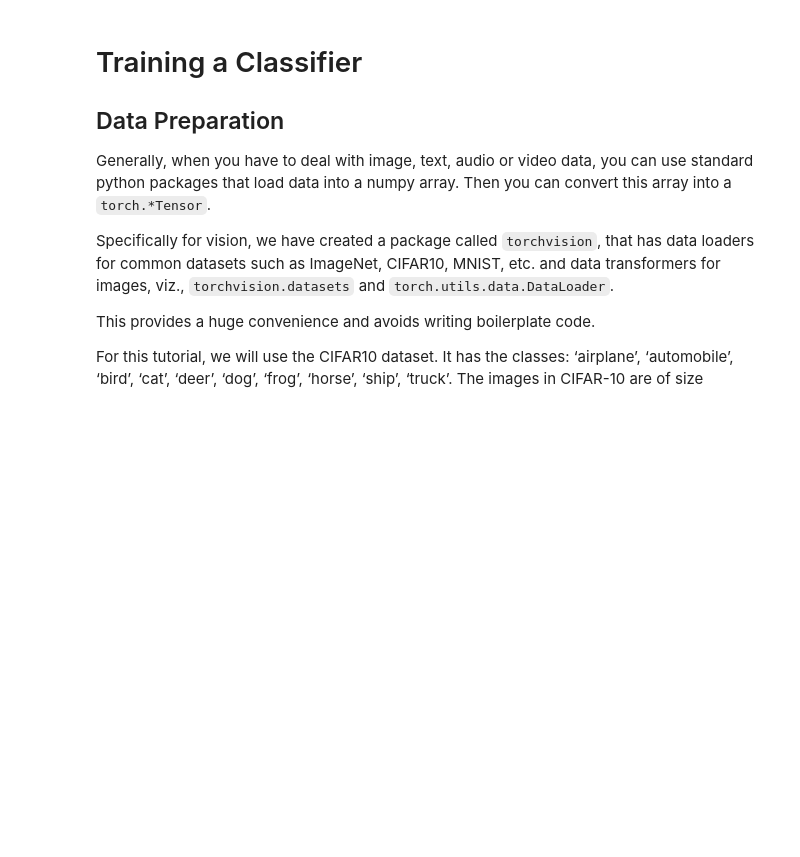
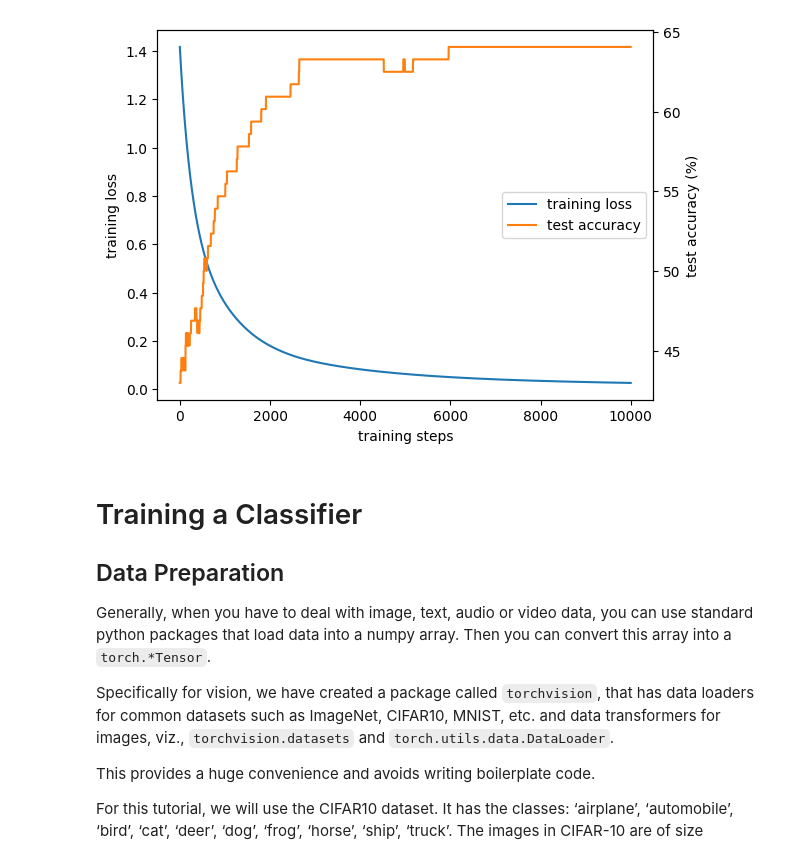
Before and after one commit to nzl-thu/PRMLTA, a Jupyter notebook: cifar10_tutorial.ipynb, the cells around one changed output. Cells and saved outputs as stored; diff of their text form; code cells hidden in the pictures; blank space fills up the shorter version.

```diff
--- a/cifar10_tutorial.ipynb
+++ b/cifar10_tutorial.ipynb
@@ -87,0 +173,3 @@ When performing neural network training, we will see a more principled way of cl
+# %%
+theta1 = torch.randn(Din, H, requires_grad=True)
+theta2 = torch.randn(H, Dout, requires_grad=True)
@@ -87,0 +179,7 @@ When performing neural network training, we will see a more principled way of cl
+# %%
+h = torch.sigmoid(x_train.matmul(theta1))
+h.retain_grad()
+y_pred = torch.sigmoid(h.matmul(theta2))
+
+# Calculate loss
+loss = torch.mean(-(1 - y_train) * torch.log(1 - y_pred) - y_train * torch.log(y_pred))
@@ -87,0 +237,8 @@ When performing neural network training, we will see a more principled way of cl
+# %%
+import torch.optim as optim
+optimizer = optim.SGD([theta1, theta2], lr=0.01)
+
+theta1_orig = theta1.clone().detach()  # record the parameters before gradient descent, we use theta_1 as an example
+optimizer.step()  # perform gradient descent
+print('theta_1 before gradient descent:\n', theta1_orig)
+print('theta_1 after gradient descent:\n', theta1)
@@ -88,3 +294,47 @@ When performing neural network training, we will see a more principled way of cl
+# %%
+# Training
+loss_list = []
+accuracy_list = []
+for t in range(10000):
+    optimizer.zero_grad()
+    # Forward
+    h = torch.sigmoid(x_train.matmul(theta1))
+    y_pred = torch.sigmoid(h.matmul(theta2))
+
+    # Calculate loss
+    loss = torch.mean(-(1 - y_train) * torch.log(1 - y_pred) - y_train * torch.log(y_pred))
+    loss_list.append(loss.item())
+
+    # Test accuracy
+    with torch.no_grad():
+        h_test = torch.sigmoid(x_test.matmul(theta1))
+        y_pred_test = torch.sigmoid(h_test.matmul(theta2))
+        accuracy = torch.mean(((y_pred_test > 0.5) == y_test).float()).item() * 100.0
+        accuracy_list.append(accuracy)
+
+    # Backward
+    loss.backward()
+
+    # Update weights with gradient descent
+    optimizer.step()
+
+# Plot
+fig, ax1 = plt.subplots()
+ax1.set_xlabel("training steps")
+ax1.set_ylabel("training loss")
+loss_curve = ax1.plot(range(len(loss_list)), loss_list, label="training loss", color="tab:blue")
+
+ax2 = ax1.twinx()
+ax2.set_ylabel("test accuracy (%)")
+accuracy_curve = ax2.plot(range(len(accuracy_list)), accuracy_list, label="test accuracy", color="tab:orange")
+
+curves = loss_curve + accuracy_curve
+labels = [c.get_label() for c in curves]
+ax1.legend(curves, labels, loc="center right")
+
+plt.show()
+# %% [output]
+[figure, added]
 # %% [markdown]
 
 # Training a Classifier
```
Also changed, not shown: parts of 68 cells of this notebook, 2 other files.
